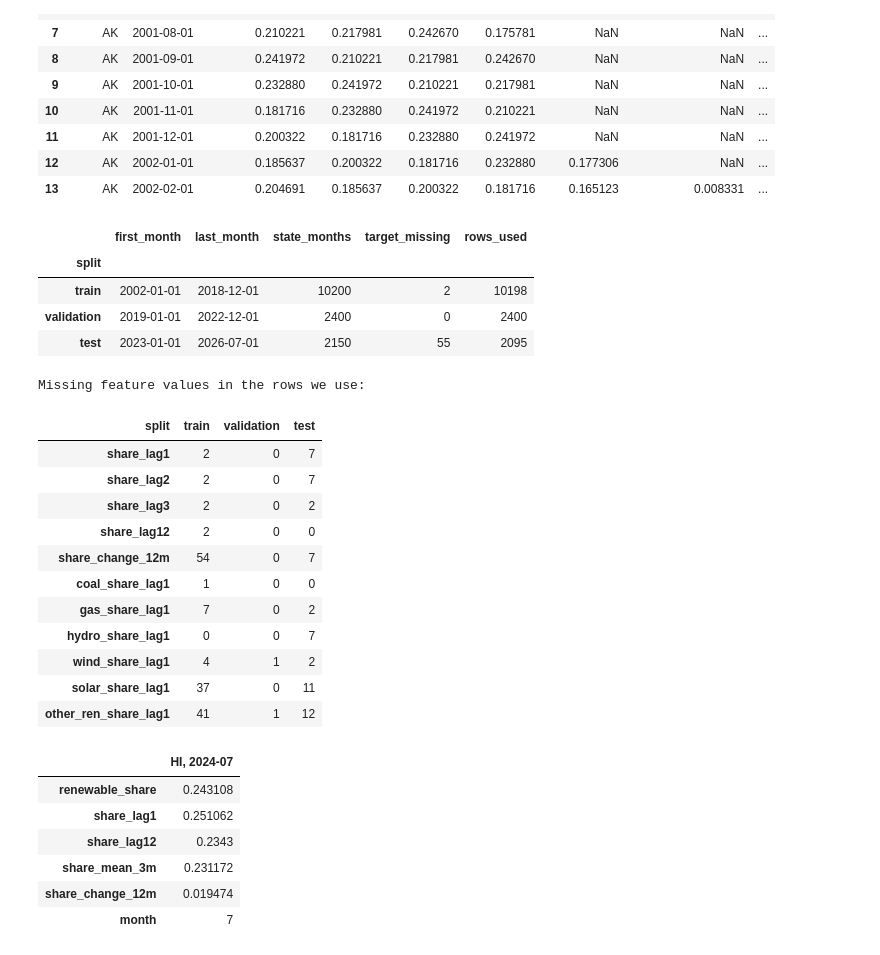
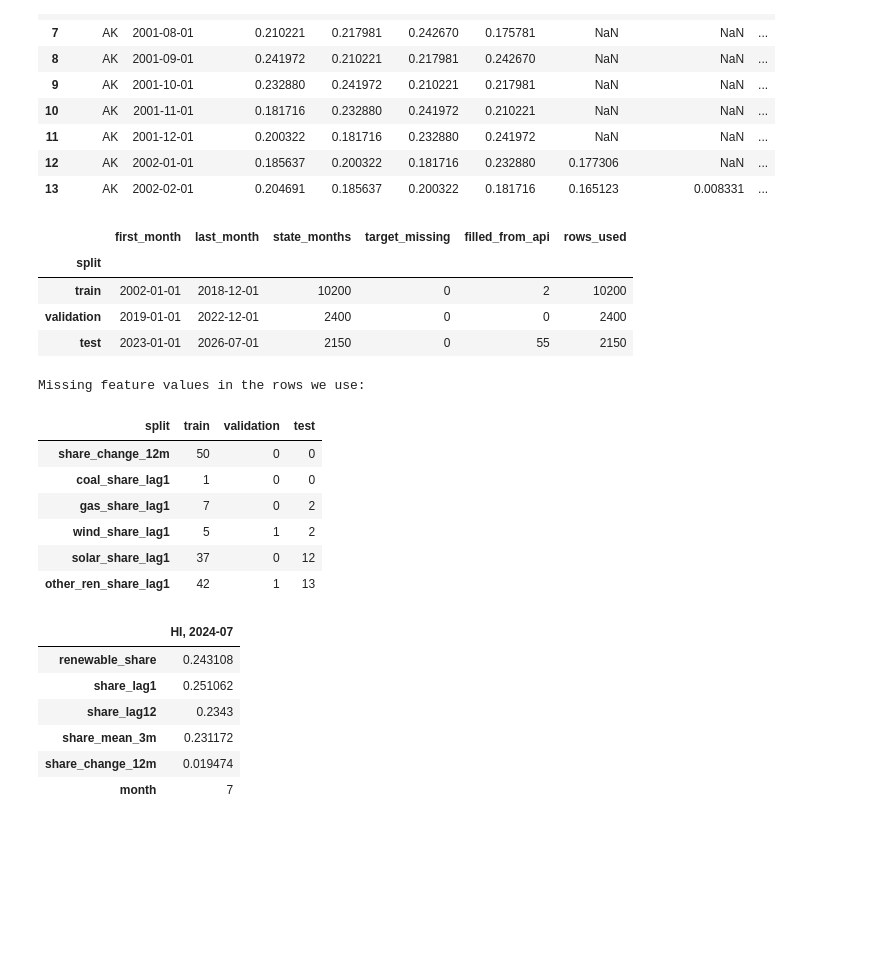
Before and after one commit to legacysti/ics635-final-project, a Jupyter notebook: ICS635_Final_Project.ipynb, the cells around one changed output. Drawn from its saved outputs; the diff is of its cells as text; code cells hidden in the pictures; blank space fills up the shorter version.

```diff
--- a/ICS635_Final_Project.ipynb
+++ b/ICS635_Final_Project.ipynb
@@ -65,7 +80,7 @@ from xgboost import XGBRegressor
 
 # --- Paths ---
 DATA_DIR = Path("data")
-RAW_PATH = DATA_DIR / "eia_generation_monthly_raw.csv"    # built from EIA's bulk file, sector 99
+RAW_PATH = DATA_DIR / "eia_generation_monthly_combined.csv"  # bulk file + 62 values filled by fill_ren_gaps.py
 PANEL_PATH = DATA_DIR / "state_month_panel.csv"           # written by this notebook
 
 # --- Reproducibility ---
@@ -234,6 +269,11 @@ is_blank = (rows.assign(blank=rows["generation"].isna())
             .reindex(index=full_index, columns=FUELS)
             .eq(True))
 wide = wide.fillna(0).mask(is_blank)
+
+# Mark state-months that use a value filled from the API, so results can be checked without them
+filled = rows.loc[rows["source"] == "derived_from_api_ren", ["location", "date"]].drop_duplicates()
+wide["ren_filled"] = wide.index.isin(pd.MultiIndex.from_frame(filled))
+print(f"{wide['ren_filled'].sum()} state-months use a value filled from the API")
 steps.append(("5. Pivot to one row per state-month", len(wide), "50 states x 307 months"))
 
 assert len(wide) == 50 * 307
@@ -436,46 +477,42 @@ df[["location", "date", TARGET] + HISTORY_FEATURES + SEASONAL_FEATURES].head(14)
 # %%
 # --- Splits: the same date boundaries for every state ---
 SPLITS = {"train":      ("2002-01-01", "2018-12-01"),
           "validation": ("2019-01-01", "2022-12-01"),
           "test":       ("2023-01-01", "2026-07-01")}
 df["split"] = None
 for name, (start, end) in SPLITS.items():
     df.loc[df["date"].between(start, end), "split"] = name
 assert df.loc[df["split"].isna(), "date"].dt.year.eq(2001).all()   # only 2001 is left out
 
 # Rows without a target cannot be trained on or scored
 model_rows = df[df["split"].notna() & df[TARGET].notna()].reset_index(drop=True)
 
 display(df[df["split"].notna()]
         .groupby("split", sort=False)
         .agg(first_month=("date", "min"), last_month=("date", "max"), state_months=("date", "size"),
-             target_missing=(TARGET, lambda s: s.isna().sum()))
+             target_missing=(TARGET, lambda s: s.isna().sum()),
+             filled_from_api=("ren_filled", "sum"))
         .assign(rows_used=model_rows.groupby("split").size()))
 
 # Features can still be missing when an earlier month was blank. Section 2 fills them inside each
 # model's pipeline, using values learned from the training split only.
 print("Missing feature values in the rows we use:")
 display(model_rows.groupby("split", sort=False)[HISTORY_FEATURES + SEASONAL_FEATURES]
         .agg(lambda s: s.isna().sum()).T.loc[lambda t: t.sum(axis=1) > 0])
 # %% [output]
-|  | first_month | last_month | state_months | target_missing | rows_used |
-| split |  |  |  |  |  |
-| train | 2002-01-01 | 2018-12-01 | 10200 | 2 | 10198 |
-| validation | 2019-01-01 | 2022-12-01 | 2400 | 0 | 2400 |
-| test | 2023-01-01 | 2026-07-01 | 2150 | 55 | 2095 |
+|  | first_month | last_month | state_months | target_missing | filled_from_api | rows_used |
+| split |  |  |  |  |  |  |
+| train | 2002-01-01 | 2018-12-01 | 10200 | 0 | 2 | 10200 |
+| validation | 2019-01-01 | 2022-12-01 | 2400 | 0 | 0 | 2400 |
+| test | 2023-01-01 | 2026-07-01 | 2150 | 0 | 55 | 2150 |
 Missing feature values in the rows we use:
 | split | train | validation | test |
-| share_lag1 | 2 | 0 | 7 |
-| share_lag2 | 2 | 0 | 7 |
-| share_lag3 | 2 | 0 | 2 |
-| share_lag12 | 2 | 0 | 0 |
-| share_change_12m | 54 | 0 | 7 |
+| share_change_12m | 50 | 0 | 0 |
 | coal_share_lag1 | 1 | 0 | 0 |
 | gas_share_lag1 | 7 | 0 | 2 |
-| hydro_share_lag1 | 0 | 0 | 7 |
-| wind_share_lag1 | 4 | 1 | 2 |
-| solar_share_lag1 | 37 | 0 | 11 |
-| other_ren_share_lag1 | 41 | 1 | 12 |
+| wind_share_lag1 | 5 | 1 | 2 |
+| solar_share_lag1 | 37 | 0 | 12 |
+| other_ren_share_lag1 | 42 | 1 | 13 |
 # %%
 # --- Check: Hawaii, July 2024 (the proposal's example) uses only earlier months ---
 hi = df.set_index(["location", "date"])
```
Also changed, not shown: parts of 8 cells of this notebook.
